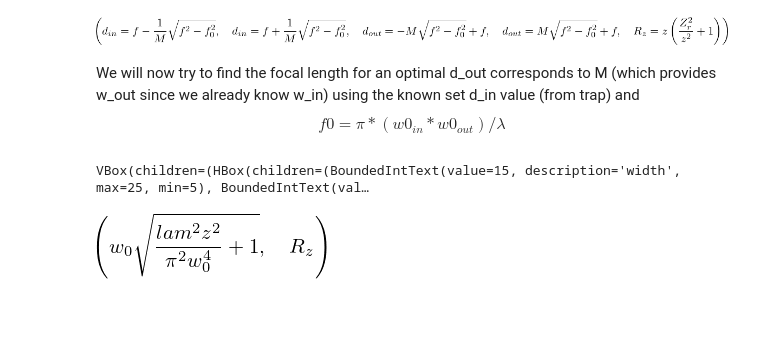
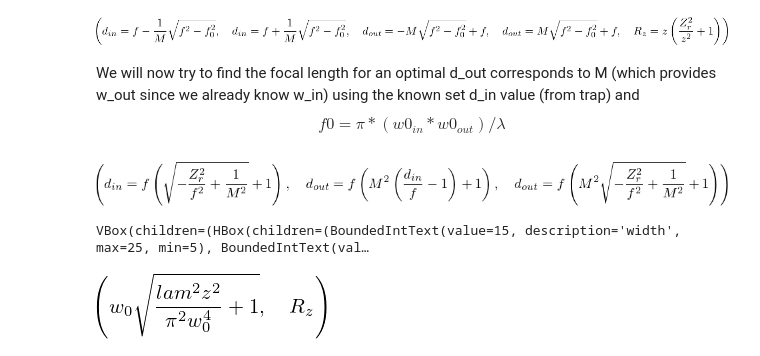
Before and after one commit to aravindhnivas/FELion-Spectrum-Analyser, a Jupyter notebook: testing/THz/GaussianBeamSimulation.ipynb, the cells around one changed output. Saved outputs shown, nothing was run; the diff lists cells and outputs as text; code cells hidden in the pictures; blank space fills up the shorter version.

```diff
--- a/testing/THz/GaussianBeamSimulation.ipynb
+++ b/testing/THz/GaussianBeamSimulation.ipynb
@@ -529,3 +529,9 @@ eq_din_m, eq_din_p, eq_dout_m, eq_dout_p, eq_radiusOfCurvature
 # %% [markdown]
 We will now try to find the focal length for an optimal d_out corresponds to M (which provides w_out since we already know w_in) using the known set d_in value (from trap) and
 $$f0 = \pi*(w0_{in}*w0_{out})/\lambda$$
+# %%
+eq_dout2 = Eq(d_out, f * (1 + (M ** 2 * (d_in / f - 1))))
+eq_din2 = Eq(d_in, f * (1 + sqrt(M ** -2 - (Z_r / f) ** 2)))
+eq_din2, eq_dout2, eq_dout2.subs({d_in:eq_din2.rhs})
+# %% [output]
+[figure, added]
```
Also changed, not shown: parts of 6 cells of this notebook.
